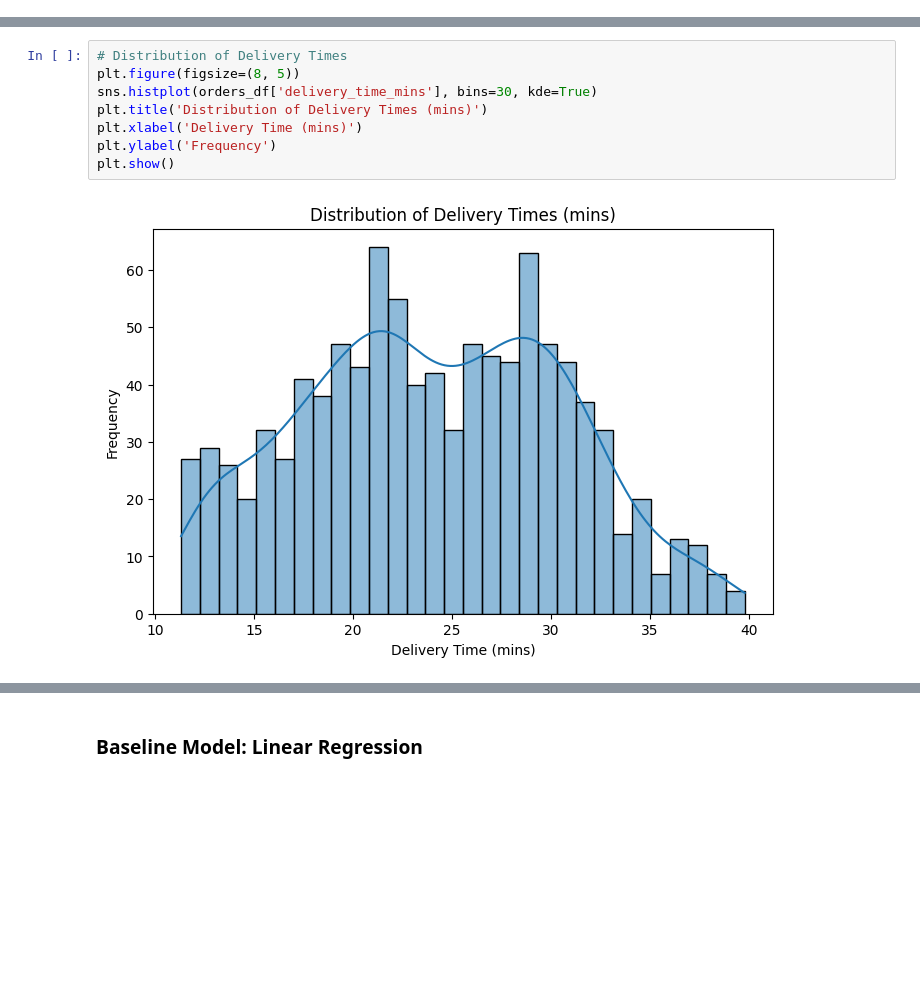
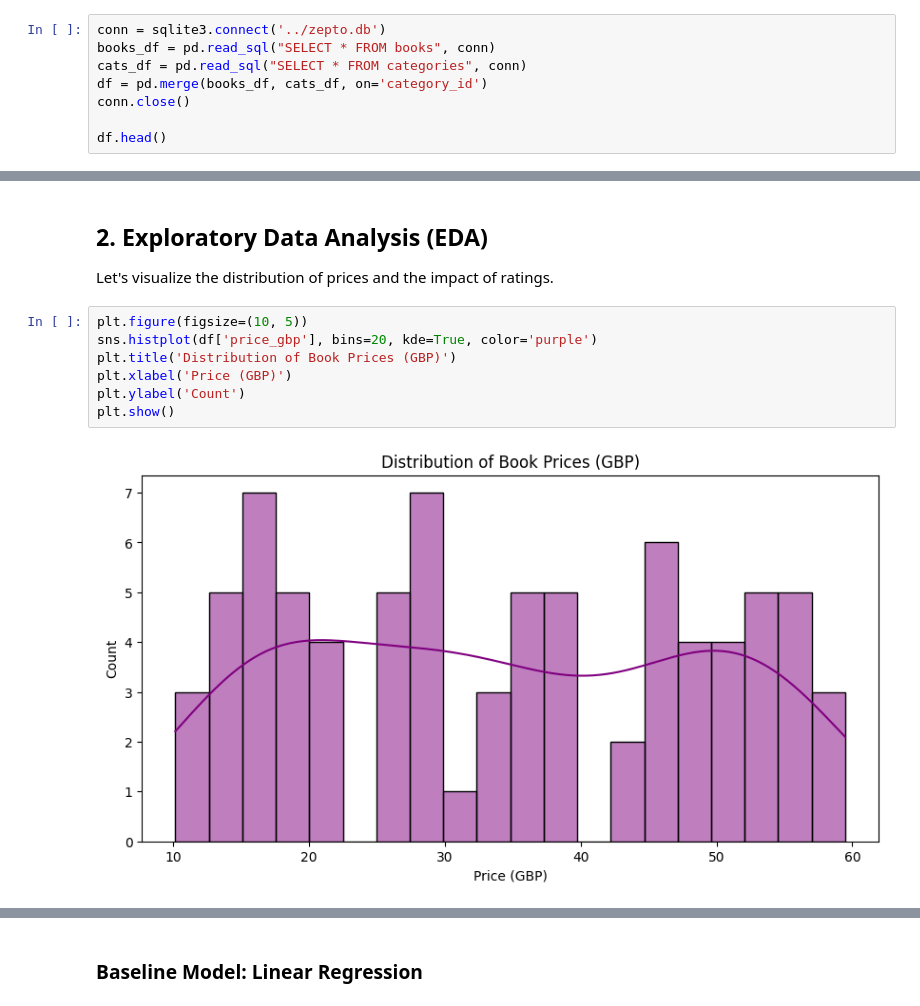
Before and after one commit to VONTIPULIPUJYAGANESHKARTHIK/zepto-masai-project, a Jupyter notebook: analytics/analytics_end_to_end.ipynb, the cells around one changed output, grey strips where cells are left out. Drawn from its saved outputs; the diff is of its cells as text; blank space fills up the shorter version.

Commit message:
Rewrite Data Pipeline to scrape books.toscrape.com and satisfy specific rubrics

```diff
--- a/analytics/analytics_end_to_end.ipynb
+++ b/analytics/analytics_end_to_end.ipynb
@@ -47,0 +19,8 @@ orders_df.describe()
+# %%
+conn = sqlite3.connect('../zepto.db')
+books_df = pd.read_sql("SELECT * FROM books", conn)
+cats_df = pd.read_sql("SELECT * FROM categories", conn)
+df = pd.merge(books_df, cats_df, on='category_id')
+conn.close()
+
+df.head()
@@ -48,10 +34,12 @@ orders_df.describe()
+# %% [markdown]
+## 2. Exploratory Data Analysis (EDA)
+Let's visualize the distribution of prices and the impact of ratings.
 # %%
-# Distribution of Delivery Times
-plt.figure(figsize=(8, 5))
-sns.histplot(orders_df['delivery_time_mins'], bins=30, kde=True)
-plt.title('Distribution of Delivery Times (mins)')
-plt.xlabel('Delivery Time (mins)')
-plt.ylabel('Frequency')
+plt.figure(figsize=(10, 5))
+sns.histplot(df['price_gbp'], bins=20, kde=True, color='purple')
+plt.title('Distribution of Book Prices (GBP)')
+plt.xlabel('Price (GBP)')
+plt.ylabel('Count')
 plt.show()
 # %% [output]
-[figure, old version]
+[figure, new version]
```
Also changed, not shown: parts of 20 cells of this notebook, 5 other files.
